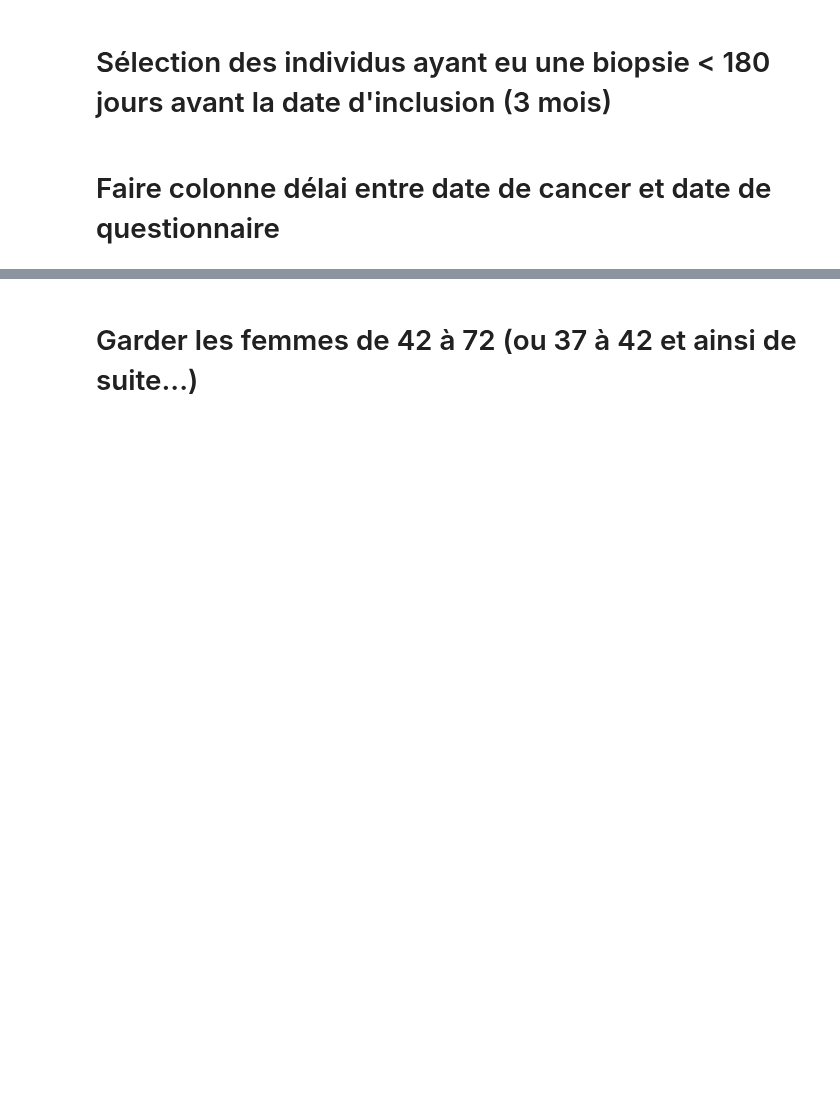
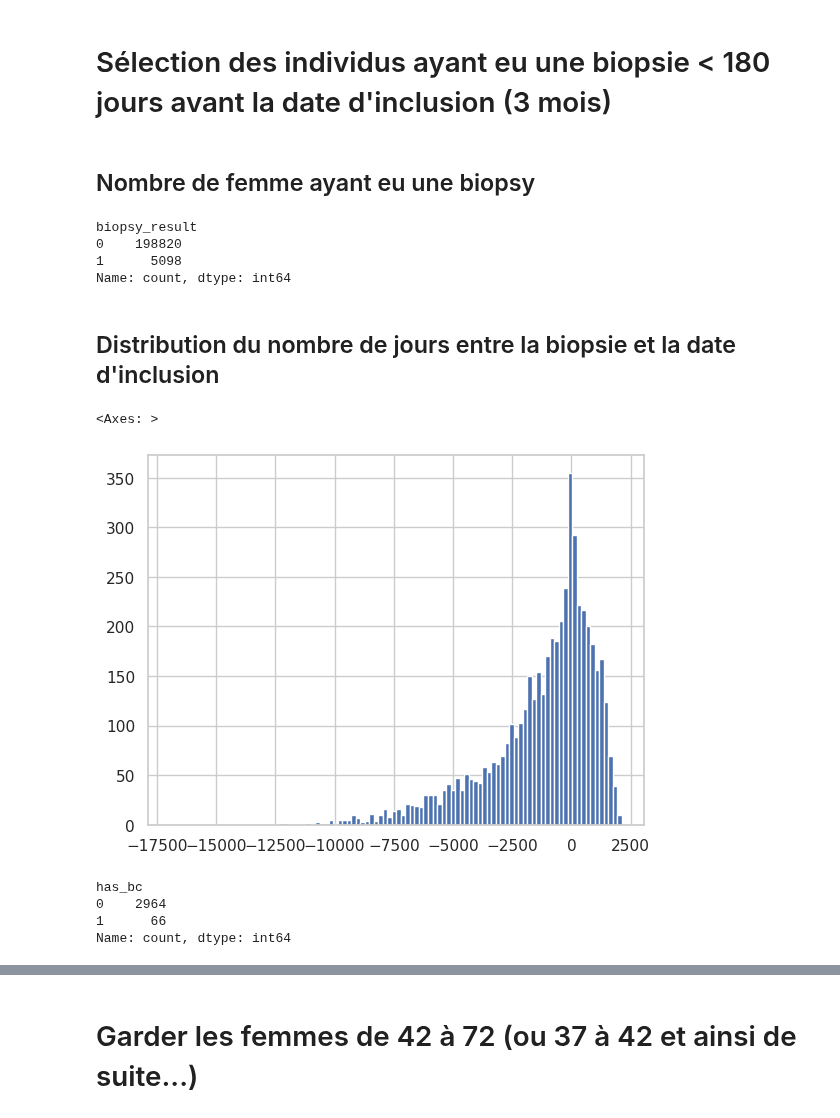
Before and after one commit to RR-DataSciences/Multi-trait-GWAS-in-admixed-populations, a Jupyter notebook: notebooks/54_Breast_Cancer_WITHIN_5Y_DataSelectionAndFiltering.ipynb, the cells around one changed output, grey strips where cells are left out. Saved outputs shown, nothing was run; the diff lists cells and outputs as text; code cells hidden in the pictures; blank space fills up the shorter version.

Commit message:
Execute notebook 54_Breast_Cancer_WITHIN_5Y_DataSelectionAndFiltering.ipynb

```diff
--- a/notebooks/54_Breast_Cancer_WITHIN_5Y_DataSelectionAndFiltering.ipynb
+++ b/notebooks/54_Breast_Cancer_WITHIN_5Y_DataSelectionAndFiltering.ipynb
@@ -270,0 +277,5 @@ array([[<Axes: title={'center': 'kin'}>]], dtype=object)
+# %%
+df_bc["statut_parente"] = np.where(
+    df_bc["person_id"].isin(df_relatedness_flagged["sample_id"]),
+    "Apparenté (Flagged)","Indépendant (Restant)",
+)
@@ -271,2 +291,4 @@ array([[<Axes: title={'center': 'kin'}>]], dtype=object)
+# %%
+df_bc_without_relatedness = df_bc[df_bc['statut_parente'] == "Indépendant (Restant)"]
 # %% [markdown]
 # Sélection des individus ayant une date de cancer du sein > 180 jours après l'inclusion (3 mois)
@@ -273,4 +322,25 @@ array([[<Axes: title={'center': 'kin'}>]], dtype=object)
 # %% [markdown]
 # Sélection des individus ayant eu une biopsie < 180 jours avant la date d'inclusion (3 mois)
-# %% [markdown]
-# Faire colonne délai entre date de cancer et date de questionnaire
+# %% [markdown]
+## Nombre de femme ayant eu une biopsy
+# %%
+df_bc_without_relatedness['biopsy_result'].value_counts()
+# %% [output]
+biopsy_result
+0    198820
+1      5098
+Name: count, dtype: int64
+# %% [markdown]
+## Distribution du nombre de jours entre la biopsie et la date d'inclusion
+# %%
+df_bc_without_relatedness['days_inclusion_to_biopsy'].hist(bins=100)
+# %% [output]
+<Axes: >
+[figure, added]
+# %%
+df_bc_without_relatedness[(df_bc_without_relatedness['days_inclusion_to_biopsy'] < -180)].value_counts('has_bc')
+# %% [output]
+has_bc
+0    2964
+1      66
+Name: count, dtype: int64
```
Also changed, not shown: parts of 16 cells of this notebook.
